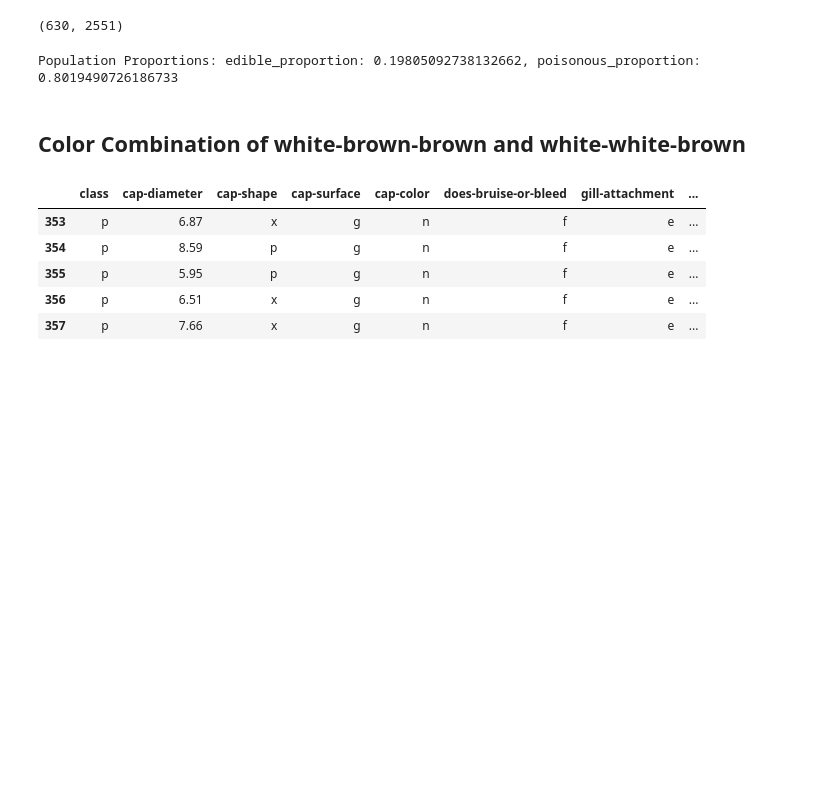
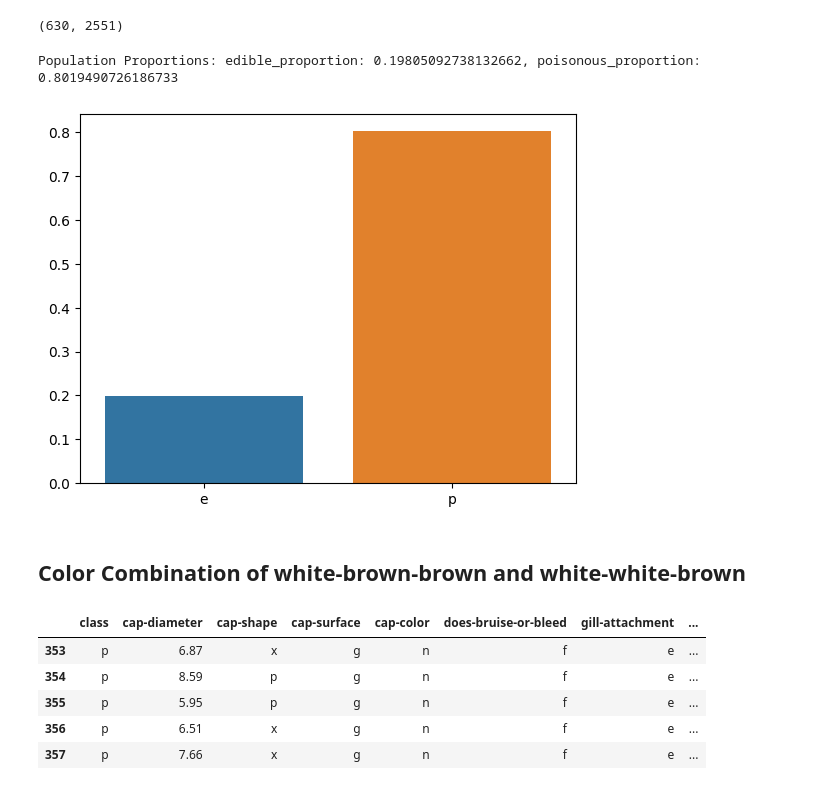
Before and after one commit to arnav10goel/CSE558-DSc-Project, a Jupyter notebook: Hypothesis-Testing/Colors-Z-Test-Proportions.ipynb, the cells around one changed output. Cells and saved outputs as stored; diff of their text form; code cells hidden in the pictures; blank space fills up the shorter version.

```diff
--- a/Hypothesis-Testing/Colors-Z-Test-Proportions.ipynb
+++ b/Hypothesis-Testing/Colors-Z-Test-Proportions.ipynb
@@ -171,6 +205,11 @@ poisonous_proportion = poisonous_count_pop / len(subset)
 print(f'Population Proportions: edible_proportion: {edible_proportion}, poisonous_proportion: {poisonous_proportion}')
 # %% [output]
 Population Proportions: edible_proportion: 0.19805092738132662, poisonous_proportion: 0.8019490726186733
+# %%
+sns.barplot(x = ['e', 'p'], y = [edible_proportion, poisonous_proportion])
+plt.show()
+# %% [output]
+[figure, added]
 # %% [markdown]
 ## Color Combination of white-brown-brown and white-white-brown
 # %%
```
Also changed, not shown: parts of 10 cells of this notebook.
